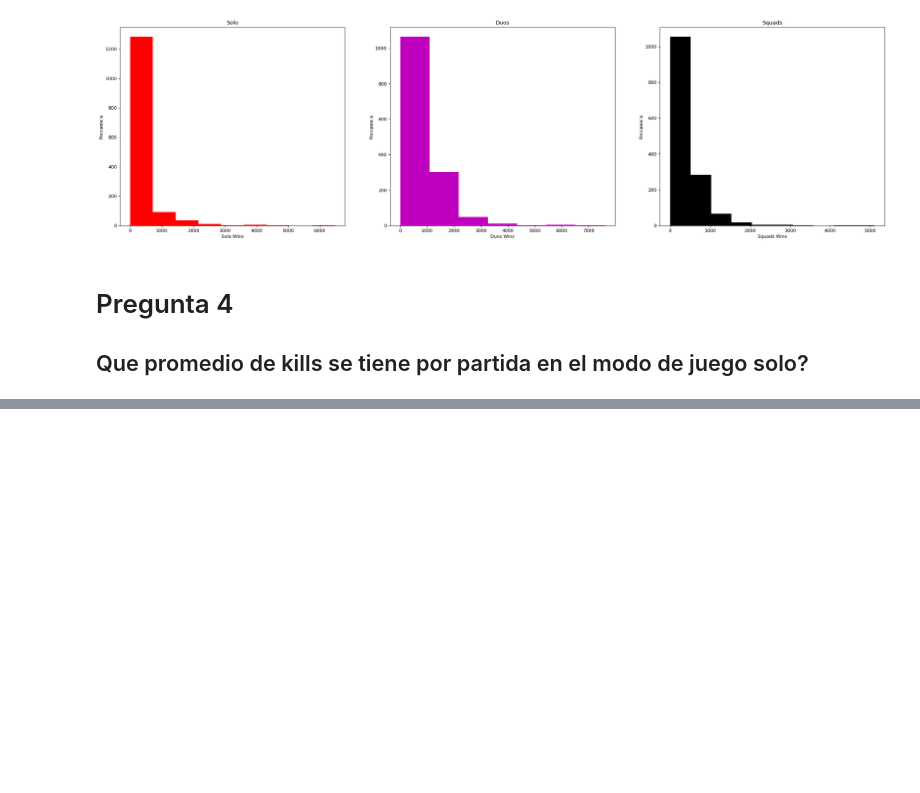
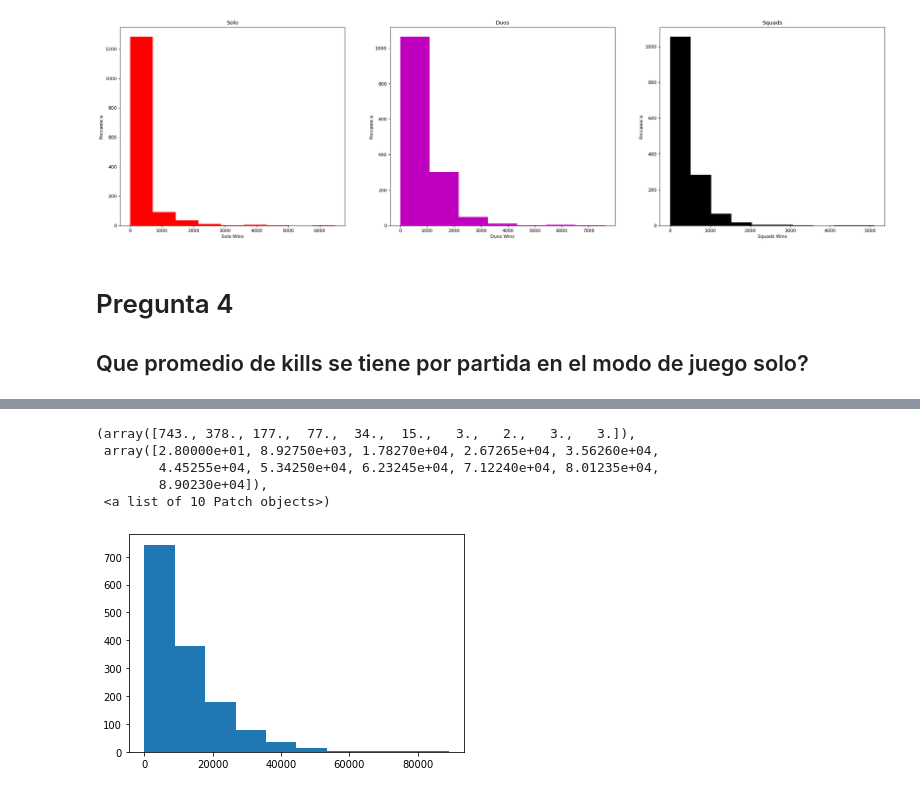
Before and after one commit to andresst000/Andress, a Jupyter notebook: 00_00_binder (1).ipynb, the cells around one changed output, grey strips where cells are left out. Drawn from its saved outputs; the diff is of its cells as text; code cells hidden in the pictures; blank space fills up the shorter version.

```diff
--- a/00_00_binder (1).ipynb
+++ b/00_00_binder (1).ipynb
@@ -151,0 +168,24 @@ pivotw
+# %%
+plt.hist(df['Solo kills'],
+                        bins=None,
+                        range=None,
+                        density=False,
+                        weights=None,
+                        cumulative=False,
+                        bottom=None,
+                        histtype='bar',
+                        align='mid',
+                        orientation='vertical',
+                        rwidth=None,
+                        log=False,
+                        color=None,
+                        label='Solo kills',
+                        stacked=False,
+                        data=None)
+# %% [output]
+(array([743., 378., 177.,  77.,  34.,  15.,   3.,   2.,   3.,   3.]),
+ array([2.80000e+01, 8.92750e+03, 1.78270e+04, 2.67265e+04, 3.56260e+04,
+        4.45255e+04, 5.34250e+04, 6.23245e+04, 7.12240e+04, 8.01235e+04,
+        8.90230e+04]),
+ <a list of 10 Patch objects>)
+[figure, added]
```
Also changed, not shown: parts of 10 cells of this notebook.
